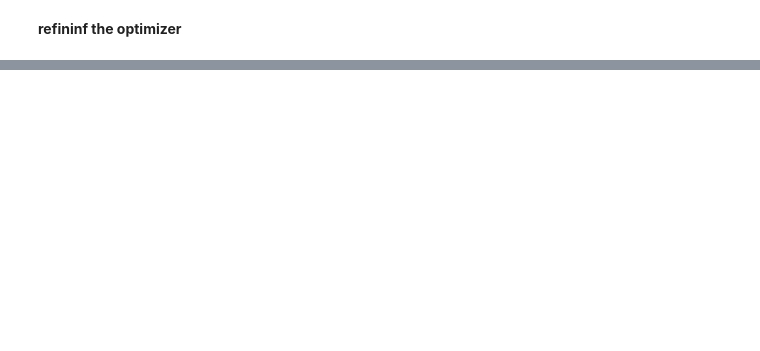
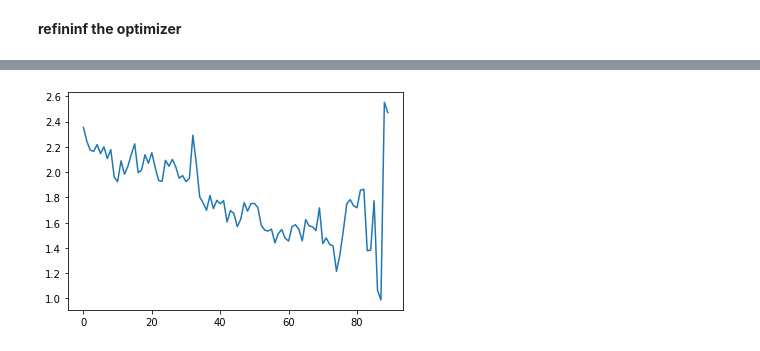
Before and after one commit to Hlompho-Dash/first_try_of_fastai, a Jupyter notebook: 09_optimizers.ipynb, the cells around one changed output, grey strips where cells are left out. Drawn from its saved outputs; the diff is of its cells as text; code cells hidden in the pictures; blank space fills up the shorter version.

```diff
--- a/09_optimizers.ipynb
+++ b/09_optimizers.ipynb
@@ -311,0 +319,32 @@ class Optimizer():
+# %%
+#export
+class Recorder(Callback):
+  def begin_fit(self): self.lrs,self.losses = [], []
+
+  def after_batch(self):
+    #if not in_train: return THIS in_train line was causing errors in the code
+    self.lrs.append(self.opt.hypers[-1]['lr'])
+    self.losses.append(self.loss.detach().cpu())
+
+  def plot_lr(self): plt.plot(self.lrs)
+  def plot_loss(self): plt.plot(self.losses)
+
+class ParamScheduler(Callback):
+  _order = 1
+  def __init__(self, pname, sched_func):
+    self.pname, self.sched_func = pname, sched_func
+
+  def set_param(self):
+    for h in self.opt.hypers:
+      h[self.pname] = self.sched_func(self.n_epochs/ self.epochs)
+
+  def begin_batch(self):
+    if self.in_train: self.set_param()
+# %%
+sched = combine_scheds([0.3,0.7], [sched_cos(0.3,0.6),sched_cos(0.6,0.2)])
+# %%
+cbfs = [partial(AvgStatsCallback, accuracy),
+        CudaCallback, Recorder,
+        partial(ParamScheduler,'lr', sched)]
+# %%
+learn, run = get_learn_run(nfs, data, 0.4, conv_layer, cbs=cbfs, opt_func = opt_func)
@@ -311,0 +363,4 @@ class Optimizer():
+# %%
+run.recorder.plot_loss()
+# %% [output]
+[figure, added]
```
Also changed, not shown: parts of 54 cells of this notebook, 2 other files.
